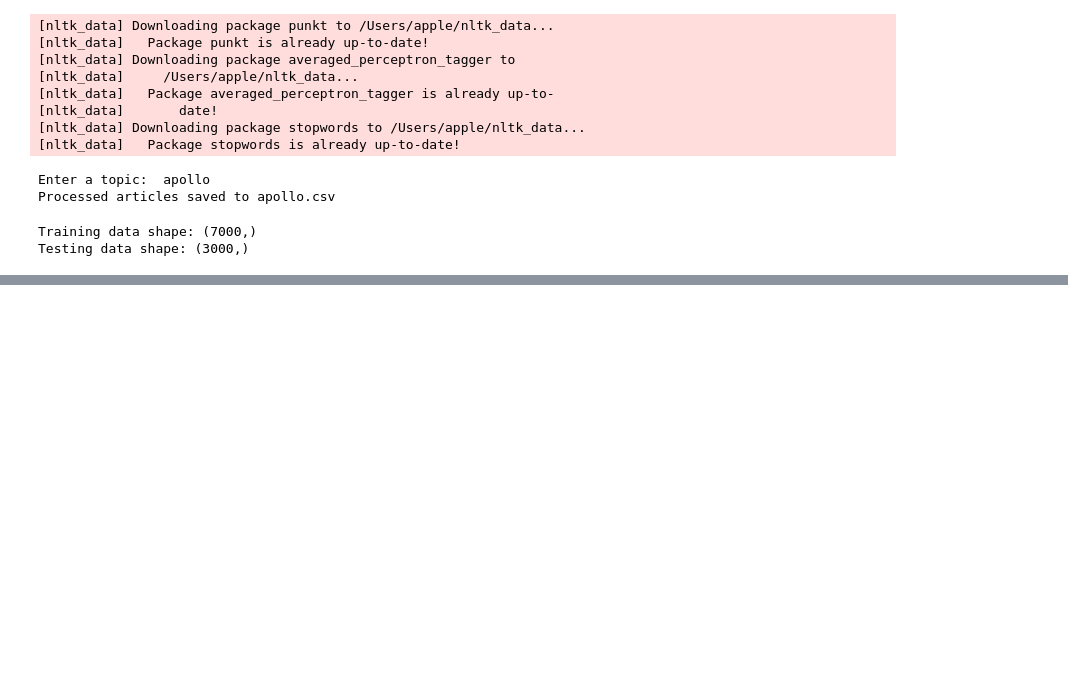
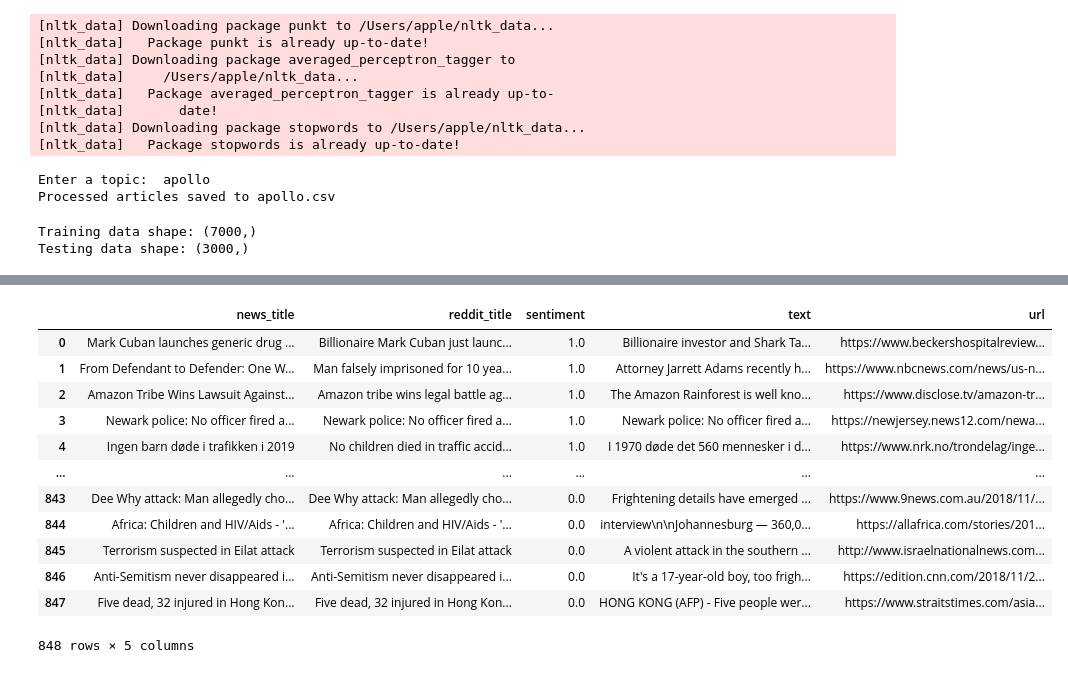
Before and after one commit to VibhavPande/DSci_project, a Jupyter notebook: CorporateSentinel.ipynb, the cells around one changed output, grey strips where cells are left out. Drawn from its saved outputs; the diff is of its cells as text; code cells hidden in the pictures; blank space fills up the shorter version.

```diff
--- a/CorporateSentinel.ipynb
+++ b/CorporateSentinel.ipynb
@@ -328,0 +321,16 @@ Shape of Bag of Words (training data): (7000, 33468)
+# %%
+df2
+# %% [output]
+|  | news_title | reddit_title | sentiment | text | url |
+| 0 | Mark Cuban launches generic drug ... | Billionaire Mark Cuban just launc... | 1.0 | Billionaire investor and Shark Ta... | https://www.beckershospitalreview... |
+| 1 | From Defendant to Defender: One W... | Man falsely imprisoned for 10 yea... | 1.0 | Attorney Jarrett Adams recently h... | https://www.nbcnews.com/news/us-n... |
+| 2 | Amazon Tribe Wins Lawsuit Against... | Amazon tribe wins legal battle ag... | 1.0 | The Amazon Rainforest is well kno... | https://www.disclose.tv/amazon-tr... |
+| 3 | Newark police: No officer fired a... | Newark police: No officer fired a... | 1.0 | Newark police: No officer fired a... | https://newjersey.news12.com/newa... |
+| 4 | Ingen barn døde i trafikken i 2019 | No children died in traffic accid... | 1.0 | I 1970 døde det 560 mennesker i d... | https://www.nrk.no/trondelag/inge... |
+| ... | ... | ... | ... | ... | ... |
+| 843 | Dee Why attack: Man allegedly cho... | Dee Why attack: Man allegedly cho... | 0.0 | Frightening details have emerged ... | https://www.9news.com.au/2018/11/... |
+| 844 | Africa: Children and HIV/Aids - '... | Africa: Children and HIV/Aids - '... | 0.0 | interview\n\nJohannesburg — 360,0... | https://allafrica.com/stories/201... |
+| 845 | Terrorism suspected in Eilat attack | Terrorism suspected in Eilat attack | 0.0 | A violent attack in the southern ... | http://www.israelnationalnews.com... |
+| 846 | Anti-Semitism never disappeared i... | Anti-Semitism never disappeared i... | 0.0 | It's a 17-year-old boy, too frigh... | https://edition.cnn.com/2018/11/2... |
+| 847 | Five dead, 32 injured in Hong Kon... | Five dead, 32 injured in Hong Kon... | 0.0 | HONG KONG (AFP) - Five people wer... | https://www.straitstimes.com/asia... |
+848 rows × 5 columns
```
Also changed, not shown: parts of 7 cells of this notebook, 2 other files.
